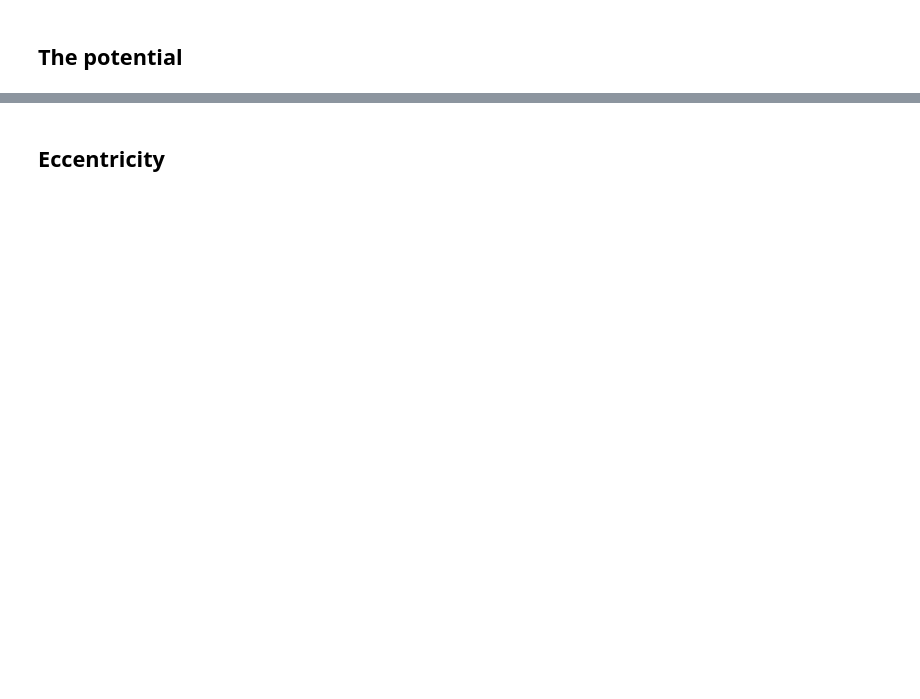
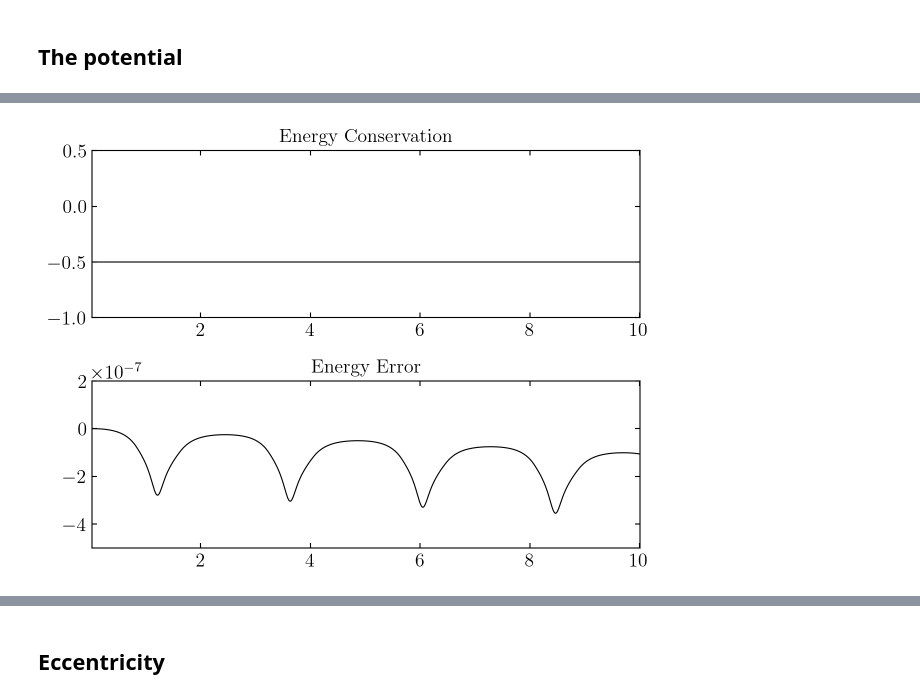
Before and after one commit to smucedola/galaxies-dynamics_2023, a Jupyter notebook: nbody_sh1/2body_bound.ipynb, the cells around one changed output, grey strips where cells are left out. Saved outputs shown, nothing was run; the diff lists cells and outputs as text; code cells hidden in the pictures; blank space fills up the shorter version.

```diff
--- a/nbody_sh1/2body_bound.ipynb
+++ b/nbody_sh1/2body_bound.ipynb
@@ -124,0 +130,14 @@ plt.axhline(y = E[-1], color = 'red');
+# %%
+fig, axs = plt.subplots(2)
+axs[0].plot(t, E, c = 'black', lw = .8)
+axs[0].set_ylim([-1, .5])
+axs[0].set_title("Energy Conservation")
+
+axs[1].plot(t, E + .5, c = 'black', lw = .8)
+axs[1].set_ylim([-5e-7, 2e-7])
+axs[1].set_title("Energy Error");
+
+fig.tight_layout(pad=1.0)
+plt.show()
+# %% [output]
+[figure, added]
```
Also changed, not shown: parts of 11 cells of this notebook, 3 other files.
